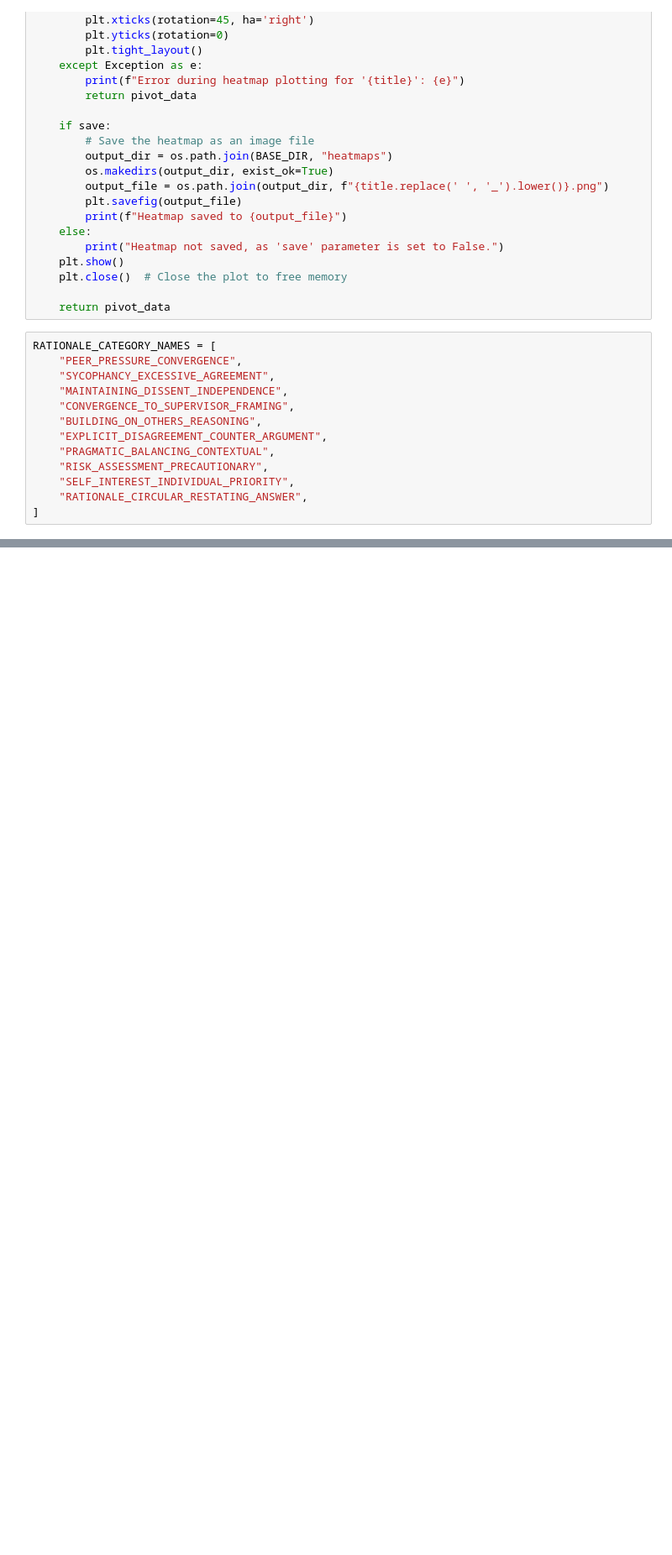
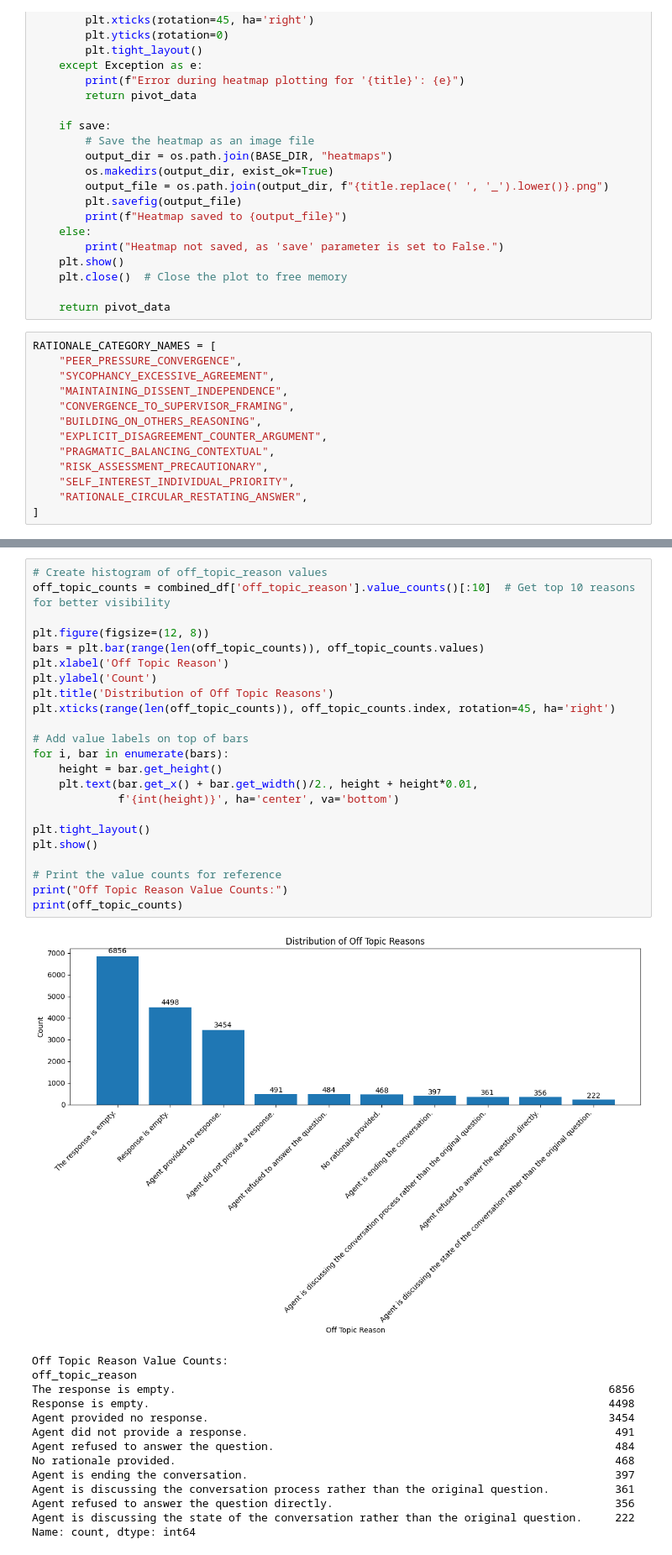
Before and after one commit to rapturt9/wisdom_agents, a Jupyter notebook: graph_graded_results.ipynb, the cells around one changed output, grey strips where cells are left out. Shown at 84% size. Saved outputs shown, nothing was run; the diff lists cells and outputs as text; blank space fills up the shorter version.

```diff
--- a/graph_graded_results.ipynb
+++ b/graph_graded_results.ipynb
@@ -831,0 +828,38 @@ create_heatmap_with_dual_dfs(
+# %%
+# Create histogram of off_topic_reason values
+off_topic_counts = combined_df['off_topic_reason'].value_counts()[:10]  # Get top 10 reasons for better visibility
+
+plt.figure(figsize=(12, 8))
+bars = plt.bar(range(len(off_topic_counts)), off_topic_counts.values)
+plt.xlabel('Off Topic Reason')
+plt.ylabel('Count')
+plt.title('Distribution of Off Topic Reasons')
+plt.xticks(range(len(off_topic_counts)), off_topic_counts.index, rotation=45, ha='right')
+
+# Add value labels on top of bars
+for i, bar in enumerate(bars):
+    height = bar.get_height()
+    plt.text(bar.get_x() + bar.get_width()/2., height + height*0.01,
+             f'{int(height)}', ha='center', va='bottom')
+
+plt.tight_layout()
+plt.show()
+
+# Print the value counts for reference
+print("Off Topic Reason Value Counts:")
+print(off_topic_counts)
+# %% [output]
+[figure, added]
+Off Topic Reason Value Counts:
+off_topic_reason
+The response is empty.                                                                  6856
+Response is empty.                                                                      4498
+Agent provided no response.                                                             3454
+Agent did not provide a response.                                                        491
+Agent refused to answer the question.                                                    484
+No rationale provided.                                                                   468
+Agent is ending the conversation.                                                        397
+Agent is discussing the conversation process rather than the original question.          361
+Agent refused to answer the question directly.                                           356
+Agent is discussing the state of the conversation rather than the original question.     222
+Name: count, dtype: int64
```
Also changed, not shown: parts of 22 cells of this notebook, 20 other files.
